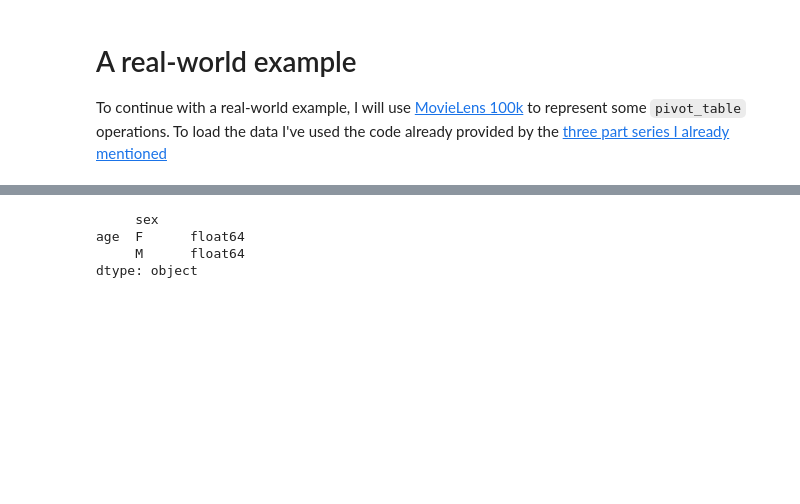
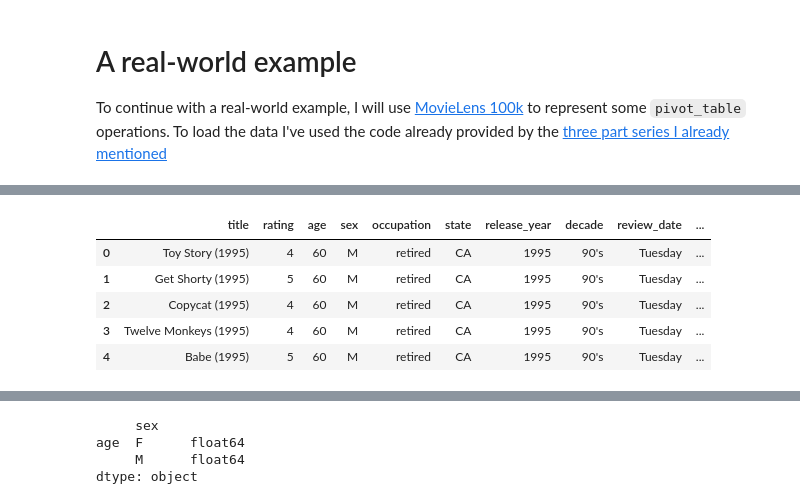
Before and after one commit to spapas/spapas.github.io, a Jupyter notebook: content/pandas-pivot-table-primer.ipynb, the cells around one changed output, grey strips where cells are left out. Cells and saved outputs as stored; diff of their text form; code cells hidden in the pictures; blank space fills up the shorter version.

```diff
--- a/content/pandas-pivot-table-primer.ipynb
+++ b/content/pandas-pivot-table-primer.ipynb
@@ -1102,0 +1174,18 @@ droplens.head()
+# %%
+import datetime
+
+# Let's also initialize it by the release_year, decade and review date
+lens['release_year']=lens['release_date'].apply(lambda x: str(x).split('-')[2] if len(str(x).split('-'))>2 else 0)
+lens['decade']=lens['release_year'].apply(lambda x: str(x)[2:3]+"0's" if x else "")
+lens['review_day']=lens['unix_timestamp'].apply(lambda x: datetime.datetime.fromtimestamp(x).strftime('%A'))
+
+final_lens = lens.drop(['release_date','zip_code', 'unix_timestamp', 'video_release_date', 'imdb_url', 'movie_id', 'user_id'], 1)
+
+final_lens.head()
+# %% [output]
+|  | title | rating | age | sex | occupation | state | release_year | decade | review_date | ... |
+| 0 | Toy Story (1995) | 4 | 60 | M | retired | CA | 1995 | 90's | Tuesday | ... |
+| 1 | Get Shorty (1995) | 5 | 60 | M | retired | CA | 1995 | 90's | Tuesday | ... |
+| 2 | Copycat (1995) | 4 | 60 | M | retired | CA | 1995 | 90's | Tuesday | ... |
+| 3 | Twelve Monkeys (1995) | 4 | 60 | M | retired | CA | 1995 | 90's | Tuesday | ... |
+| 4 | Babe (1995) | 5 | 60 | M | retired | CA | 1995 | 90's | Tuesday | ... |
```
Also changed, not shown: parts of 44 cells of this notebook.
